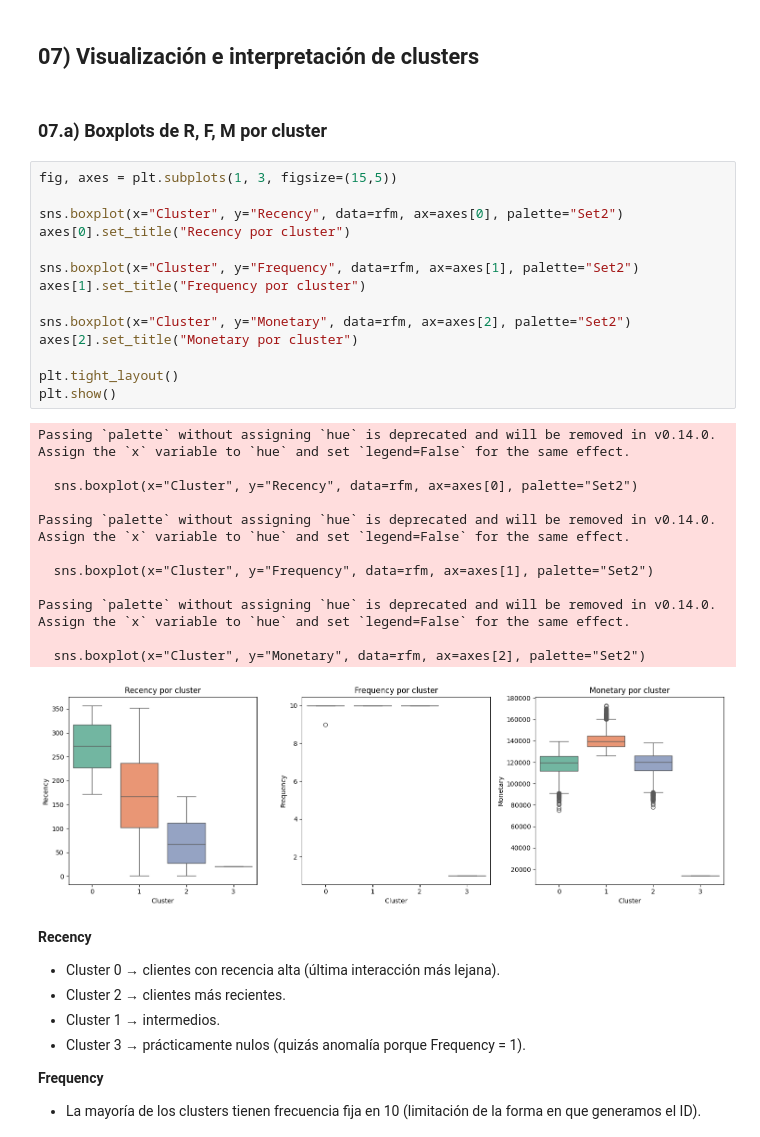
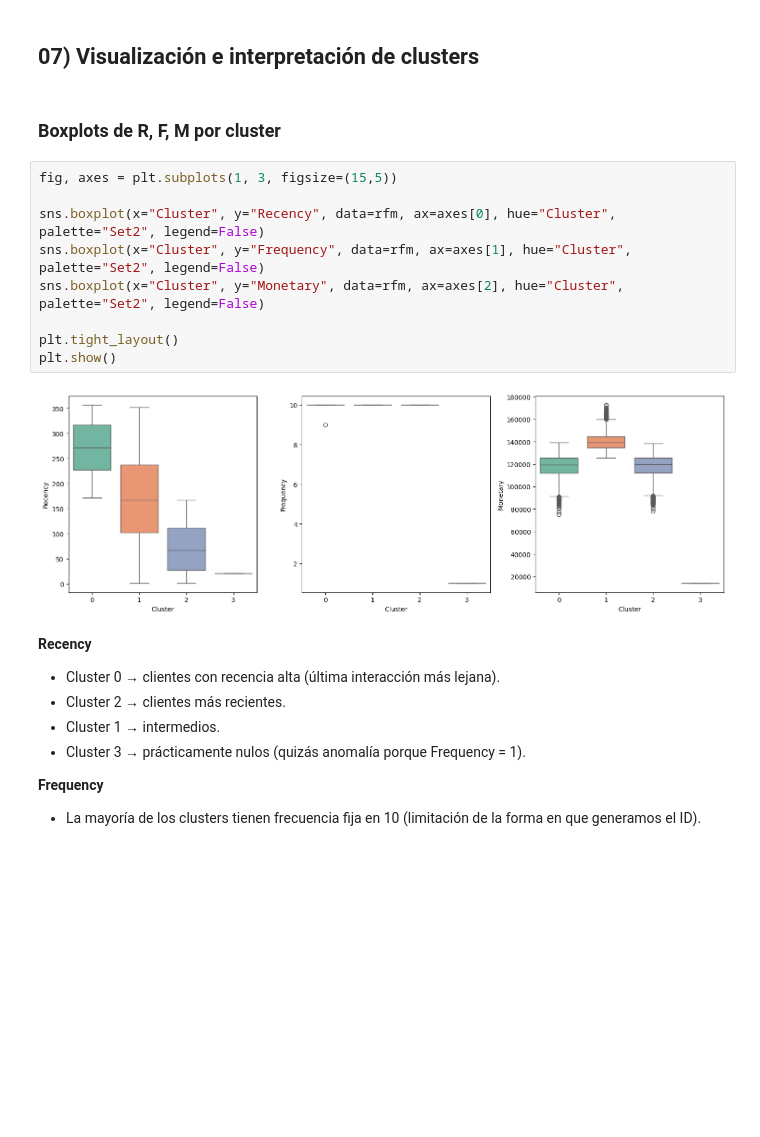
Before and after one commit to meliluc/marketing-analytics-customer-insights-project, a Jupyter notebook: 02_RFM.ipynb, the cells around one changed output. Saved outputs shown, nothing was run; the diff lists cells and outputs as text; blank space fills up the shorter version.

```diff
--- a/02_RFM.ipynb
+++ b/02_RFM.ipynb
@@ -222,34 +222,18 @@ rfm_summary
 # %% [markdown]
 ## 07) Visualización e interpretación de clusters
 # %% [markdown]
-### 07.a) Boxplots de R, F, M por cluster
+### Boxplots de R, F, M por cluster
 # %%
 fig, axes = plt.subplots(1, 3, figsize=(15,5))
 
-sns.boxplot(x="Cluster", y="Recency", data=rfm, ax=axes[0], palette="Set2")
-axes[0].set_title("Recency por cluster")
-
-sns.boxplot(x="Cluster", y="Frequency", data=rfm, ax=axes[1], palette="Set2")
-axes[1].set_title("Frequency por cluster")
-
-sns.boxplot(x="Cluster", y="Monetary", data=rfm, ax=axes[2], palette="Set2")
-axes[2].set_title("Monetary por cluster")
+sns.boxplot(x="Cluster", y="Recency", data=rfm, ax=axes[0], hue="Cluster", palette="Set2", legend=False)
+sns.boxplot(x="Cluster", y="Frequency", data=rfm, ax=axes[1], hue="Cluster", palette="Set2", legend=False)
+sns.boxplot(x="Cluster", y="Monetary", data=rfm, ax=axes[2], hue="Cluster", palette="Set2", legend=False)
 
 plt.tight_layout()
 plt.show()
 # %% [output]
-Passing `palette` without assigning `hue` is deprecated and will be removed in v0.14.0. Assign the `x` variable to `hue` and set `legend=False` for the same effect.
-
-  sns.boxplot(x="Cluster", y="Recency", data=rfm, ax=axes[0], palette="Set2")
-
-Passing `palette` without assigning `hue` is deprecated and will be removed in v0.14.0. Assign the `x` variable to `hue` and set `legend=False` for the same effect.
-
-  sns.boxplot(x="Cluster", y="Frequency", data=rfm, ax=axes[1], palette="Set2")
-
-Passing `palette` without assigning `hue` is deprecated and will be removed in v0.14.0. Assign the `x` variable to `hue` and set `legend=False` for the same effect.
-
-  sns.boxplot(x="Cluster", y="Monetary", data=rfm, ax=axes[2], palette="Set2")
-[figure, old version]
+[figure, new version]
 # %% [markdown]
 **Recency**
 - Cluster 0 → clientes con recencia alta (última interacción más lejana).
```
Also changed, not shown: parts of 3 cells of this notebook.
